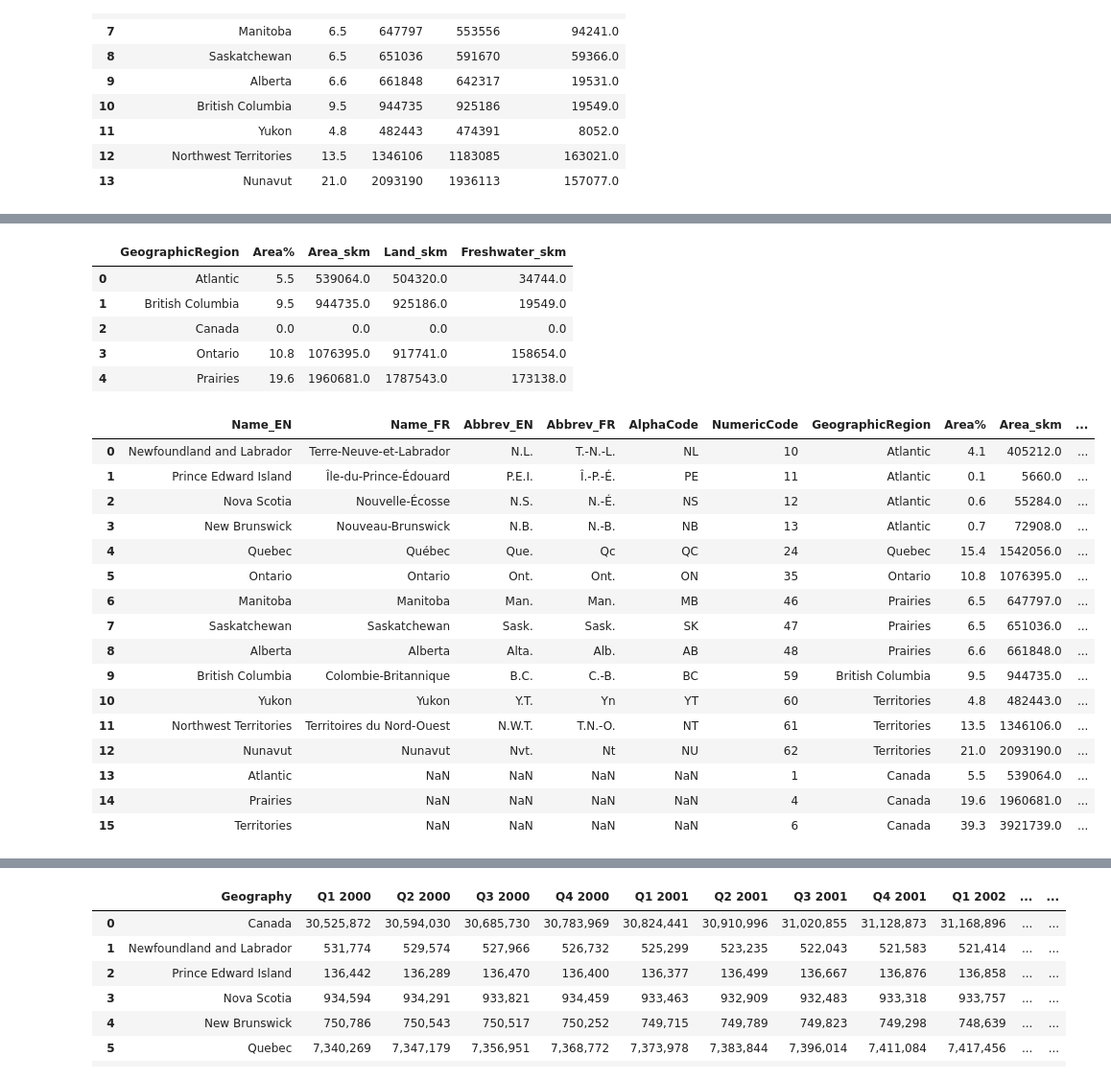
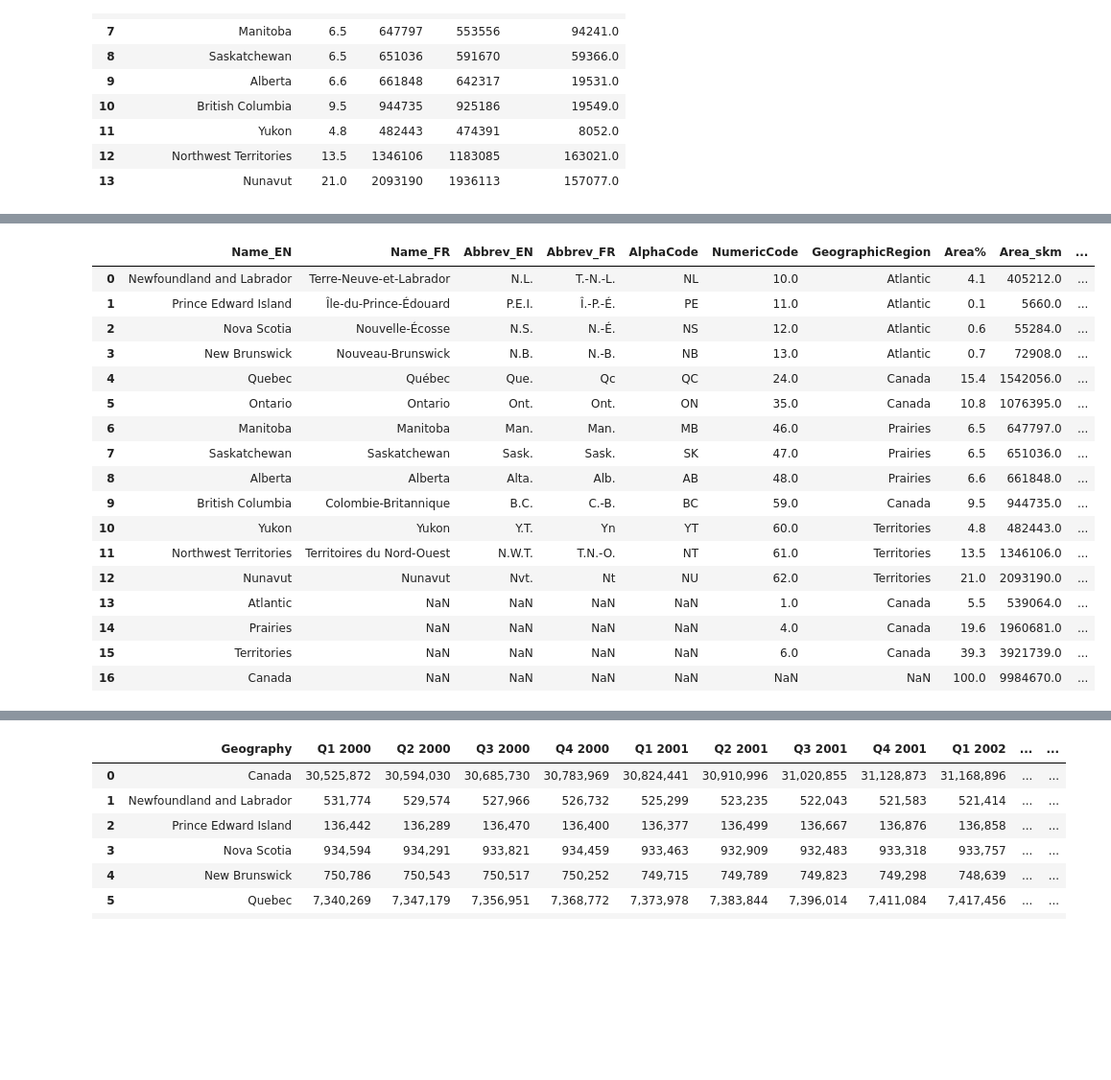
Before and after one commit to Daniel-Dumitrescu/csi4142-project, a Jupyter notebook: Region_Preprocessing.ipynb, the cells around one changed output, grey strips where cells are left out. Shown: that part at 96% size. Saved outputs shown, nothing was run; the diff lists cells and outputs as text; code cells hidden in the pictures; blank space fills up the shorter version.

```diff
--- a/Region_Preprocessing.ipynb
+++ b/Region_Preprocessing.ipynb
@@ -221,6 +265,6 @@ region_area.head(14)
 # %%
-region_combined = region_combined.merge(region_area, how="left", left_on='Name_EN', right_on='Region')
+region_combined = region_combined.merge(region_area, how="outer", left_on='Name_EN', right_on='Region')
 region_combined = region_combined.drop(columns=["Region"])
-region_combined.head(16)
+region_combined.head(20)
 # %% [output]
 |  | Name_EN | Name_FR | Abbrev_EN | Abbrev_FR | AlphaCode | NumericCode | GeographicRegion | Area% | Area_skm | ... |
@@ -242,0 +288,3 @@ region_combined.head(16)
+# %%
+region_combined['Name_EN'] = region_combined['Name_EN'].fillna('Canada')
+region_combined.head(20)
@@ -256,4 +320,7 @@ region_combined_regiongroup.head(len(region_combined_regiongroup))
+# %%
+region_combined_regiongroup = region_combined_regiongroup.reset_index()
 # %%
 region_combined_regiongroup = region_combined_regiongroup.drop(columns=['Name_EN', 'Name_FR', 'Abbrev_EN', 'Abbrev_FR', 'AlphaCode', 'NumericCode'])
+region_combined_regiongroup = region_combined_regiongroup.drop(region_combined_regiongroup[region_combined_regiongroup['GeographicRegion'] == 'Canada'].index)
 region_combined_regiongroup.head()
 # %% [output]
@@ -267,39 +331,30 @@ region_combined_regiongroup.head()
-# %%
-region_combined_regiongroup_i = region_combined_regiongroup.reset_index()
-region_combined_regiongroup_i.head()
-# %% [output]
-|  | GeographicRegion | Area% | Area_skm | Land_skm | Freshwater_skm |
-| 0 | Atlantic | 5.5 | 539064.0 | 504320.0 | 34744.0 |
-| 1 | British Columbia | 9.5 | 944735.0 | 925186.0 | 19549.0 |
-| 2 | Canada | 0.0 | 0.0 | 0.0 | 0.0 |
-| 3 | Ontario | 10.8 | 1076395.0 | 917741.0 | 158654.0 |
-| 4 | Prairies | 19.6 | 1960681.0 | 1787543.0 | 173138.0 |
 # %%
-region_combined_regiongroup_i = region_combined_regiongroup_i.rename(columns={"GeographicRegion": 'Name_EN'})
+region_combined_regiongroup = region_combined_regiongroup.rename(columns={"GeographicRegion": 'Name_EN'})
 
 region_combined[['Area%', 'Area_skm', 'Land_skm', 'Freshwater_skm']] = [
-    region_combined_regiongroup_i[region_combined_regiongroup_i['Name_EN'] == name][['Area%', 'Area_skm', 'Land_skm', 'Freshwater_skm']].iloc[0]
-    if name in region_combined_regiongroup_i['Name_EN'].values
+    region_combined_regiongroup[region_combined_regiongroup['Name_EN'] == name][['Area%', 'Area_skm', 'Land_skm', 'Freshwater_skm']].iloc[0]
+    if name in region_combined_regiongroup['Name_EN'].values
     else region_combined[region_combined['Name_EN'] == name][['Area%', 'Area_skm', 'Land_skm', 'Freshwater_skm']].iloc[0]
     for name in region_combined['Name_EN']
 ]
 
 region_combined.head(20)
 # %% [output]
 |  | Name_EN | Name_FR | Abbrev_EN | Abbrev_FR | AlphaCode | NumericCode | GeographicRegion | Area% | Area_skm | ... |
-| 0 | Newfoundland and Labrador | Terre-Neuve-et-Labrador | N.L. | T.-N.-L. | NL | 10 | Atlantic | 4.1 | 405212.0 | ... |
-| 1 | Prince Edward Island | Île-du-Prince-Édouard | P.E.I. | Î.-P.-É. | PE | 11 | Atlantic | 0.1 | 5660.0 | ... |
-| 2 | Nova Scotia | Nouvelle-Écosse | N.S. | N.-É. | NS | 12 | Atlantic | 0.6 | 55284.0 | ... |
-| 3 | New Brunswick | Nouveau-Brunswick | N.B. | N.-B. | NB | 13 | Atlantic | 0.7 | 72908.0 | ... |
-| 4 | Quebec | Québec | Que. | Qc | QC | 24 | Quebec | 15.4 | 1542056.0 | ... |
-| 5 | Ontario | Ontario | Ont. | Ont. | ON | 35 | Ontario | 10.8 | 1076395.0 | ... |
-| 6 | Manitoba | Manitoba | Man. | Man. | MB | 46 | Prairies | 6.5 | 647797.0 | ... |
-| 7 | Saskatchewan | Saskatchewan | Sask. | Sask. | SK | 47 | Prairies | 6.5 | 651036.0 | ... |
-| 8 | Alberta | Alberta | Alta. | Alb. | AB | 48 | Prairies | 6.6 | 661848.0 | ... |
-| 9 | British Columbia | Colombie-Britannique | B.C. | C.-B. | BC | 59 | British Columbia | 9.5 | 944735.0 | ... |
-| 10 | Yukon | Yukon | Y.T. | Yn | YT | 60 | Territories | 4.8 | 482443.0 | ... |
-| 11 | Northwest Territories | Territoires du Nord-Ouest | N.W.T. | T.N.-O. | NT | 61 | Territories | 13.5 | 1346106.0 | ... |
-| 12 | Nunavut | Nunavut | Nvt. | Nt | NU | 62 | Territories | 21.0 | 2093190.0 | ... |
-| 13 | Atlantic | NaN | NaN | NaN | NaN | 1 | Canada | 5.5 | 539064.0 | ... |
-| 14 | Prairies | NaN | NaN | NaN | NaN | 4 | Canada | 19.6 | 1960681.0 | ... |
-| 15 | Territories | NaN | NaN | NaN | NaN | 6 | Canada | 39.3 | 3921739.0 | ... |
+| 0 | Newfoundland and Labrador | Terre-Neuve-et-Labrador | N.L. | T.-N.-L. | NL | 10.0 | Atlantic | 4.1 | 405212.0 | ... |
+| 1 | Prince Edward Island | Île-du-Prince-Édouard | P.E.I. | Î.-P.-É. | PE | 11.0 | Atlantic | 0.1 | 5660.0 | ... |
+| 2 | Nova Scotia | Nouvelle-Écosse | N.S. | N.-É. | NS | 12.0 | Atlantic | 0.6 | 55284.0 | ... |
+| 3 | New Brunswick | Nouveau-Brunswick | N.B. | N.-B. | NB | 13.0 | Atlantic | 0.7 | 72908.0 | ... |
+| 4 | Quebec | Québec | Que. | Qc | QC | 24.0 | Canada | 15.4 | 1542056.0 | ... |
+| 5 | Ontario | Ontario | Ont. | Ont. | ON | 35.0 | Canada | 10.8 | 1076395.0 | ... |
+| 6 | Manitoba | Manitoba | Man. | Man. | MB | 46.0 | Prairies | 6.5 | 647797.0 | ... |
+| 7 | Saskatchewan | Saskatchewan | Sask. | Sask. | SK | 47.0 | Prairies | 6.5 | 651036.0 | ... |
+| 8 | Alberta | Alberta | Alta. | Alb. | AB | 48.0 | Prairies | 6.6 | 661848.0 | ... |
+| 9 | British Columbia | Colombie-Britannique | B.C. | C.-B. | BC | 59.0 | Canada | 9.5 | 944735.0 | ... |
+| 10 | Yukon | Yukon | Y.T. | Yn | YT | 60.0 | Territories | 4.8 | 482443.0 | ... |
+| 11 | Northwest Territories | Territoires du Nord-Ouest | N.W.T. | T.N.-O. | NT | 61.0 | Territories | 13.5 | 1346106.0 | ... |
+| 12 | Nunavut | Nunavut | Nvt. | Nt | NU | 62.0 | Territories | 21.0 | 2093190.0 | ... |
+| 13 | Atlantic | NaN | NaN | NaN | NaN | 1.0 | Canada | 5.5 | 539064.0 | ... |
+| 14 | Prairies | NaN | NaN | NaN | NaN | 4.0 | Canada | 19.6 | 1960681.0 | ... |
+| 15 | Territories | NaN | NaN | NaN | NaN | 6.0 | Canada | 39.3 | 3921739.0 | ... |
+| 16 | Canada | NaN | NaN | NaN | NaN | NaN | NaN | 100.0 | 9984670.0 | ... |
```
Also changed, not shown: parts of 27 cells of this notebook, 2 other files.
